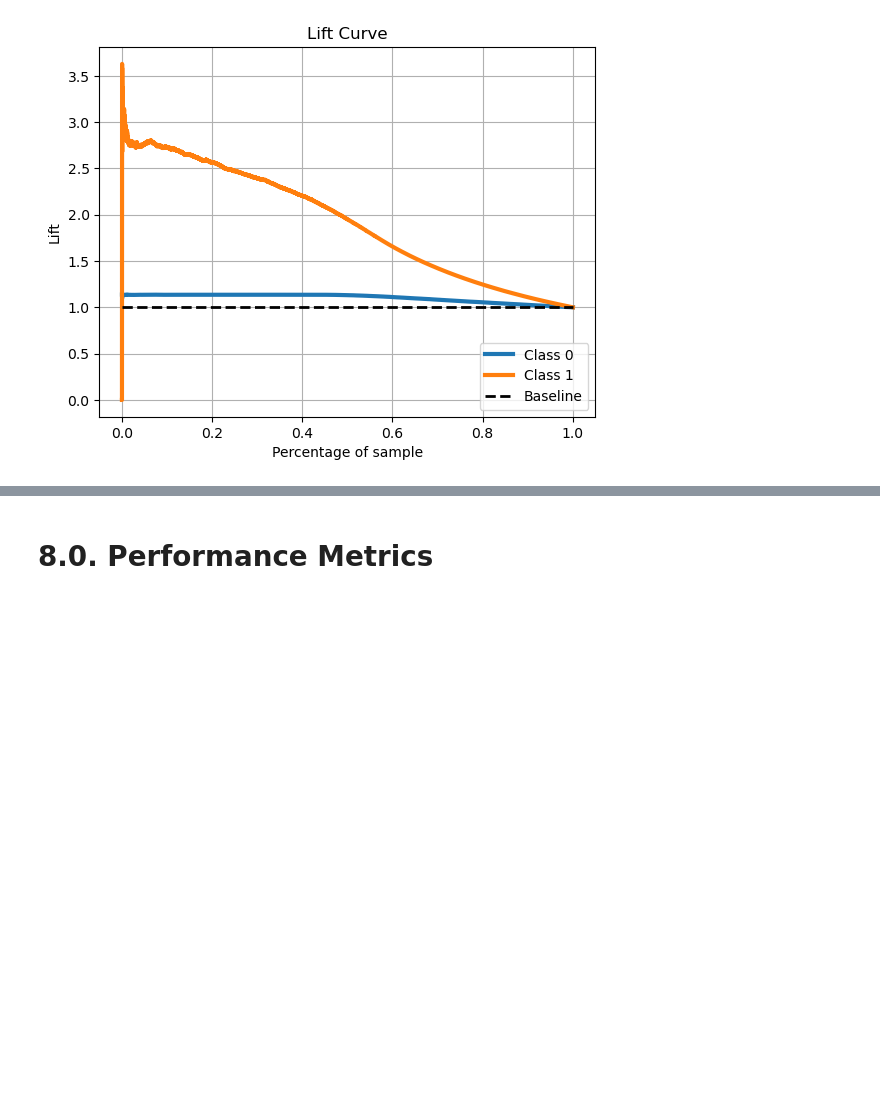
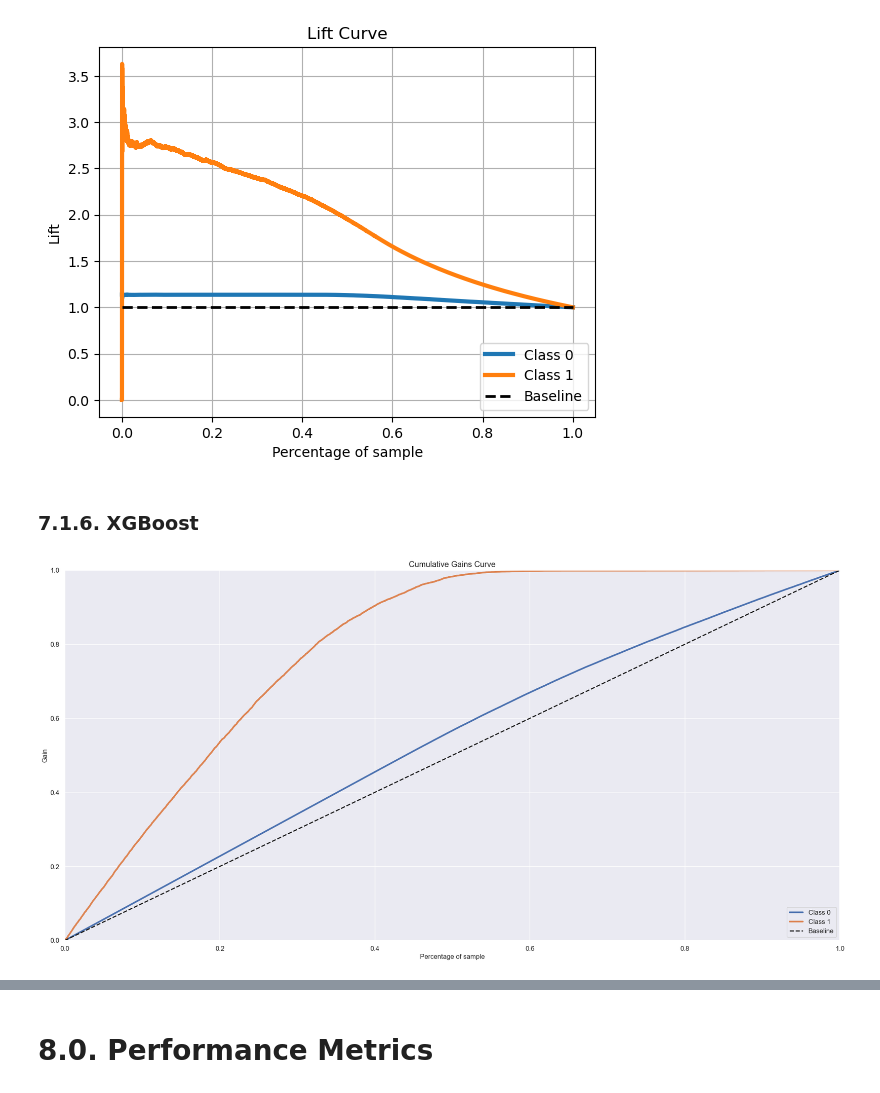
Before and after one commit to pgdemiranda/health_insurance-cs, a Jupyter notebook: notebooks/1.0.pgdm.health_insurance_cs.ipynb, the cells around one changed output, grey strips where cells are left out. Cells and saved outputs as stored; diff of their text form; code cells hidden in the pictures; blank space fills up the shorter version.

Commit message:
ML models trained and both cumulative gain and lift curves calculated

```diff
--- a/notebooks/1.0.pgdm.health_insurance_cs.ipynb
+++ b/notebooks/1.0.pgdm.health_insurance_cs.ipynb
@@ -765,3 +771,19 @@ skplt.metrics.plot_cumulative_gain(y_val, yhat_rf);
 skplt.metrics.plot_lift_curve(y_val, yhat_rf);
 # %% [output]
 [figure]
+# %% [markdown]
+### 7.1.6. XGBoost
+# %%
+# model definition
+xgb_model = xgb.XGBClassifier(n_estimators = 1000, eval_metric = 'logloss', random_state = 42)
+
+# model training
+xgb_model.fit(x_train, y_train)
+
+# model prediction
+yhat_xgb_model = xgb_model.predict_proba(x_val)
+# %%
+# Cumulative Gain
+skplt.metrics.plot_cumulative_gain(y_val, yhat_xgb_model);
+# %% [output]
+[figure, added]
```
Also changed, not shown: parts of 27 cells of this notebook, 1 other file.
